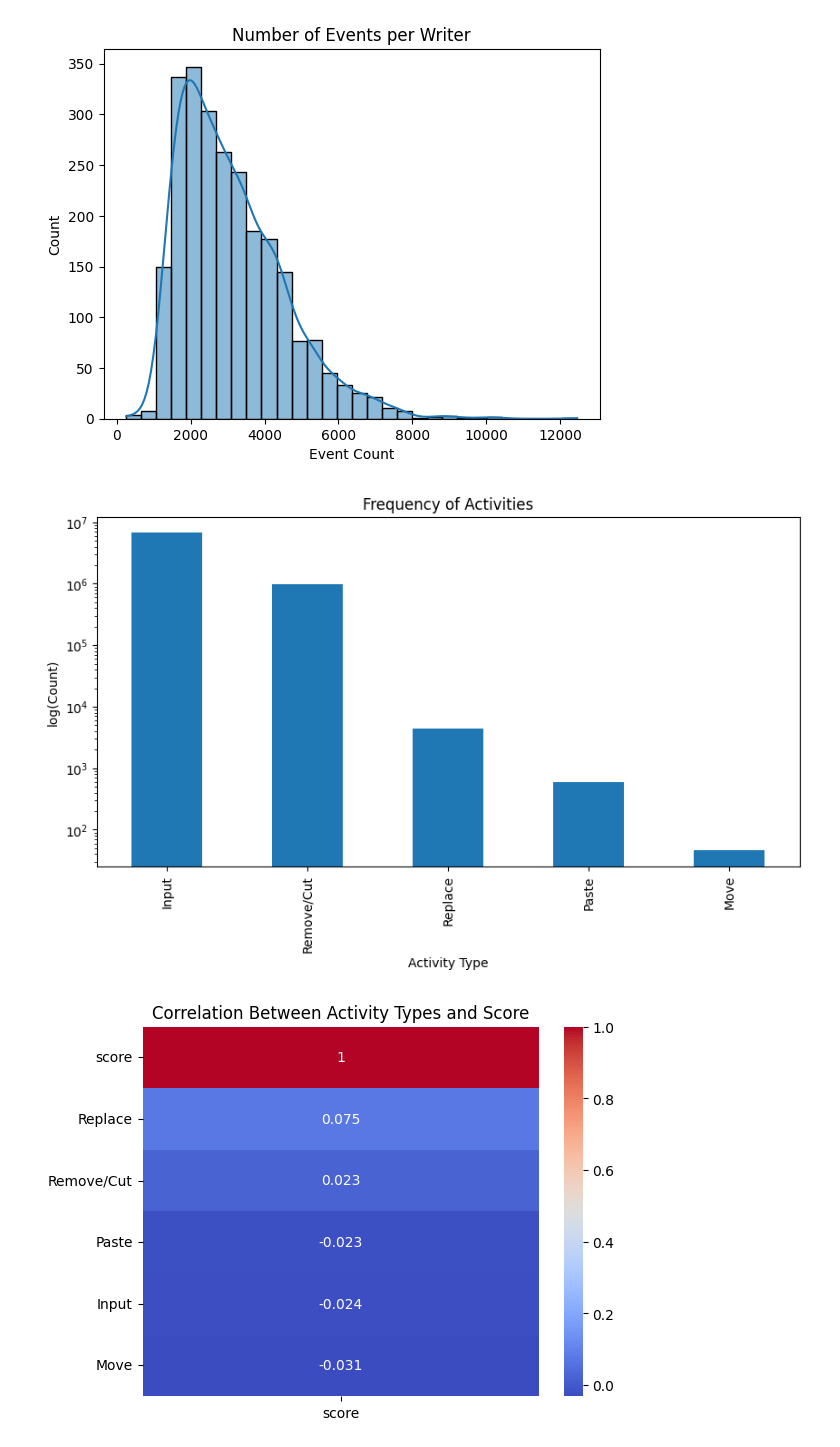
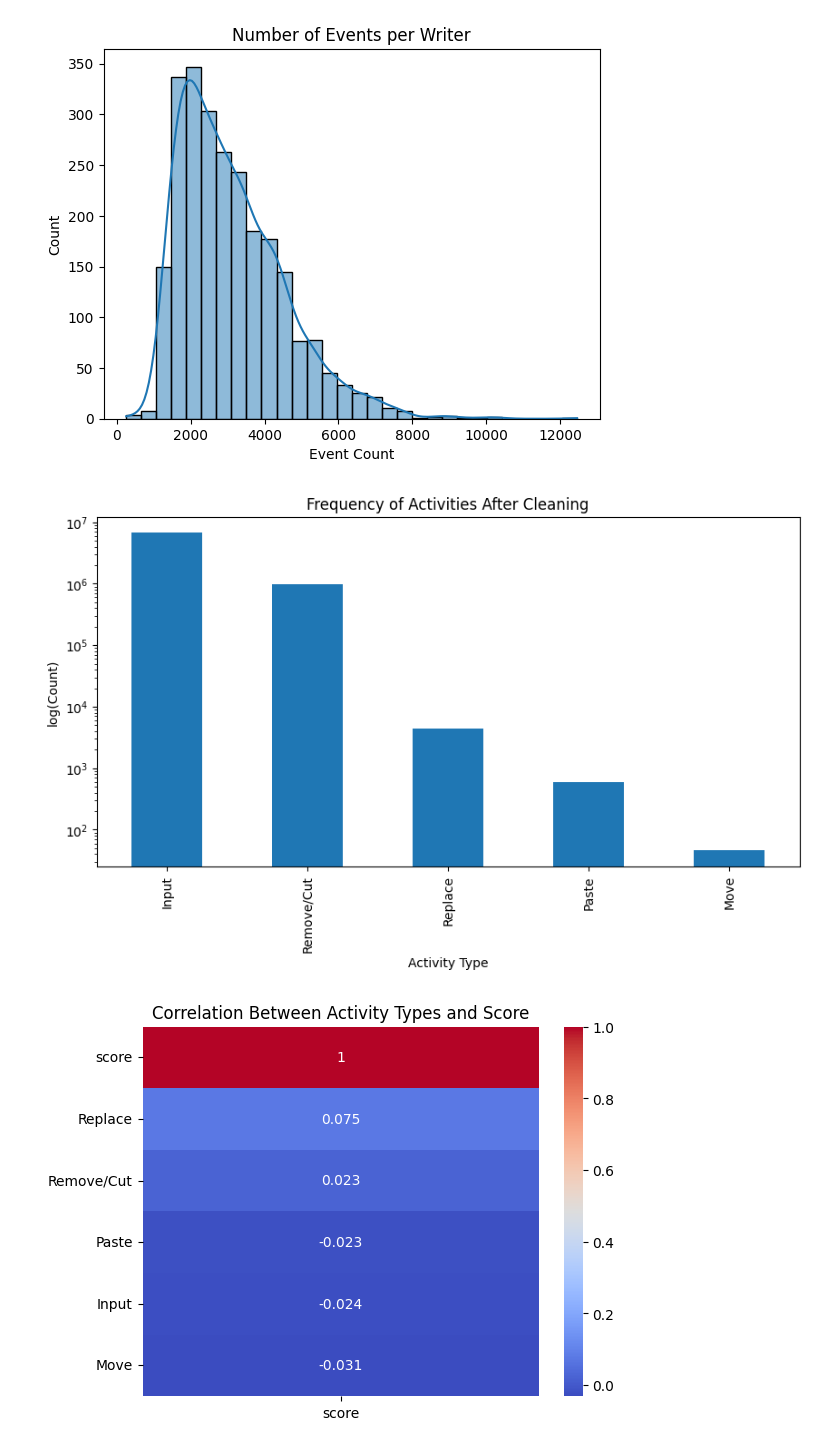
Before and after one commit to yukunf/SC4000WritingProcess, a Jupyter notebook: data_visualization/train_logs_clean.ipynb, the cells around one changed output. Cells and saved outputs as stored; diff of their text form; code cells hidden in the pictures.

Commit message:
more graphs

```diff
--- a/data_visualization/train_logs_clean.ipynb
+++ b/data_visualization/train_logs_clean.ipynb
@@ -28,15 +28,15 @@ plt.show()
 # %%
 counts = df['activity'].value_counts()
 
 counts.plot(kind='bar', figsize=(10,5), logy=True)
 
-plt.title("Frequency of Activities")
+plt.title("Frequency of Activities After Cleaning")
 plt.ylabel("log(Count)")
 plt.xlabel("Activity Type")
 plt.savefig("../data_visualization/graph/Frequency_of_Activities.png", dpi=300, bbox_inches='tight')
 plt.show()
 # %% [output]
-[figure, old version]
+[figure, new version]
 # %%
 activity_ratio = df.groupby(["id", "activity"]).size().unstack(fill_value=0)
 activity_ratio = activity_ratio.div(activity_ratio.sum(axis=1), axis=0)
```
Also changed, not shown: parts of 1 cell of this notebook, 6 other files.
